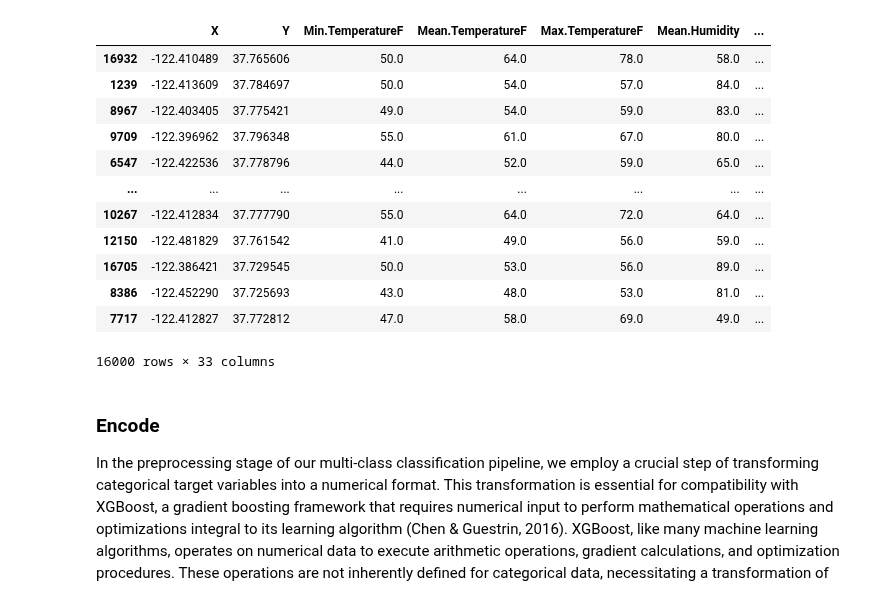
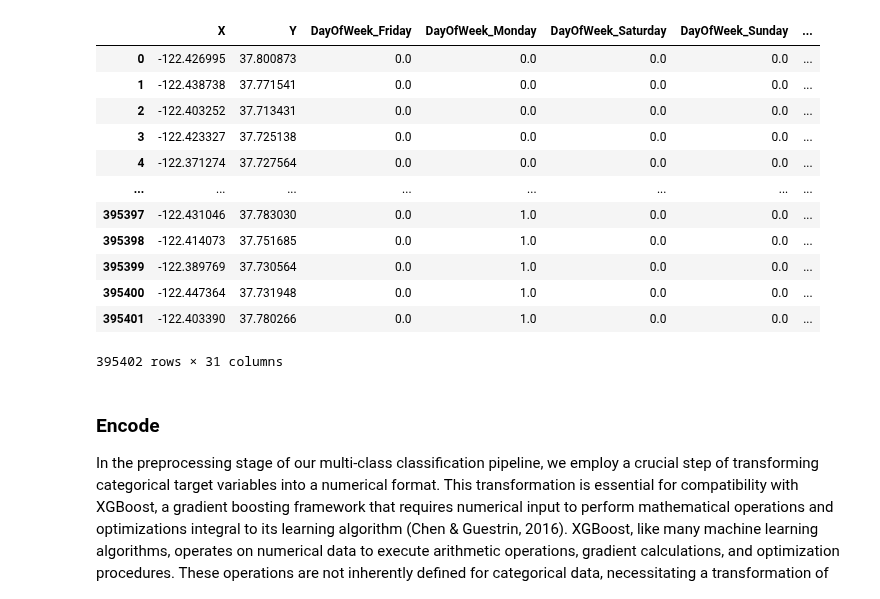
Before and after one commit to HassanAlhawari1998/SF-CrimePredict, a Jupyter notebook: Gradient Boosting XGBoost.ipynb, the cells around one changed output. Drawn from its saved outputs; the diff is of its cells as text; code cells hidden in the pictures.

```diff
--- a/Gradient Boosting XGBoost.ipynb
+++ b/Gradient Boosting XGBoost.ipynb
@@ -15,22 +19,22 @@ from Helper.Perform_GridSearch import perform_grid_search
 
 pd.options.mode.chained_assignment = None
 # %%
-X_train, X_test, y_train, y_test, data, feature_columns, categorical_features,target_column = loadData()
-X_train
+X_final, y, X_train, X_test, y_train, y_test, data, feature_columns, categorical_features,target_column, label_encoder = loadData()
+X_final
 # %% [output]
-|  | X | Y | Min.TemperatureF | Mean.TemperatureF | Max.TemperatureF | Mean.Humidity | ... |
-| 16932 | -122.410489 | 37.765606 | 50.0 | 64.0 | 78.0 | 58.0 | ... |
-| 1239 | -122.413609 | 37.784697 | 50.0 | 54.0 | 57.0 | 84.0 | ... |
-| 8967 | -122.403405 | 37.775421 | 49.0 | 54.0 | 59.0 | 83.0 | ... |
-| 9709 | -122.396962 | 37.796348 | 55.0 | 61.0 | 67.0 | 80.0 | ... |
-| 6547 | -122.422536 | 37.778796 | 44.0 | 52.0 | 59.0 | 65.0 | ... |
+|  | X | Y | DayOfWeek_Friday | DayOfWeek_Monday | DayOfWeek_Saturday | DayOfWeek_Sunday | ... |
+| 0 | -122.426995 | 37.800873 | 0.0 | 0.0 | 0.0 | 0.0 | ... |
+| 1 | -122.438738 | 37.771541 | 0.0 | 0.0 | 0.0 | 0.0 | ... |
+| 2 | -122.403252 | 37.713431 | 0.0 | 0.0 | 0.0 | 0.0 | ... |
+| 3 | -122.423327 | 37.725138 | 0.0 | 0.0 | 0.0 | 0.0 | ... |
+| 4 | -122.371274 | 37.727564 | 0.0 | 0.0 | 0.0 | 0.0 | ... |
 | ... | ... | ... | ... | ... | ... | ... | ... |
-| 10267 | -122.412834 | 37.777790 | 55.0 | 64.0 | 72.0 | 64.0 | ... |
-| 12150 | -122.481829 | 37.761542 | 41.0 | 49.0 | 56.0 | 59.0 | ... |
-| 16705 | -122.386421 | 37.729545 | 50.0 | 53.0 | 56.0 | 89.0 | ... |
-| 8386 | -122.452290 | 37.725693 | 43.0 | 48.0 | 53.0 | 81.0 | ... |
-| 7717 | -122.412827 | 37.772812 | 47.0 | 58.0 | 69.0 | 49.0 | ... |
+| 395397 | -122.431046 | 37.783030 | 0.0 | 1.0 | 0.0 | 0.0 | ... |
+| 395398 | -122.414073 | 37.751685 | 0.0 | 1.0 | 0.0 | 0.0 | ... |
+| 395399 | -122.389769 | 37.730564 | 0.0 | 1.0 | 0.0 | 0.0 | ... |
+| 395400 | -122.447364 | 37.731948 | 0.0 | 1.0 | 0.0 | 0.0 | ... |
+| 395401 | -122.403390 | 37.780266 | 0.0 | 1.0 | 0.0 | 0.0 | ... |
-16000 rows × 33 columns
+395402 rows × 31 columns
 # %% [markdown]
 ### Encode
 In the preprocessing stage of our multi-class classification pipeline, we employ a crucial step of transforming categorical target variables into a numerical format. This transformation is essential for compatibility with XGBoost, a gradient boosting framework that requires numerical input to perform mathematical operations and optimizations integral to its learning algorithm (Chen & Guestrin,
```
Also changed, not shown: parts of 20 cells of this notebook, 2 other files.
